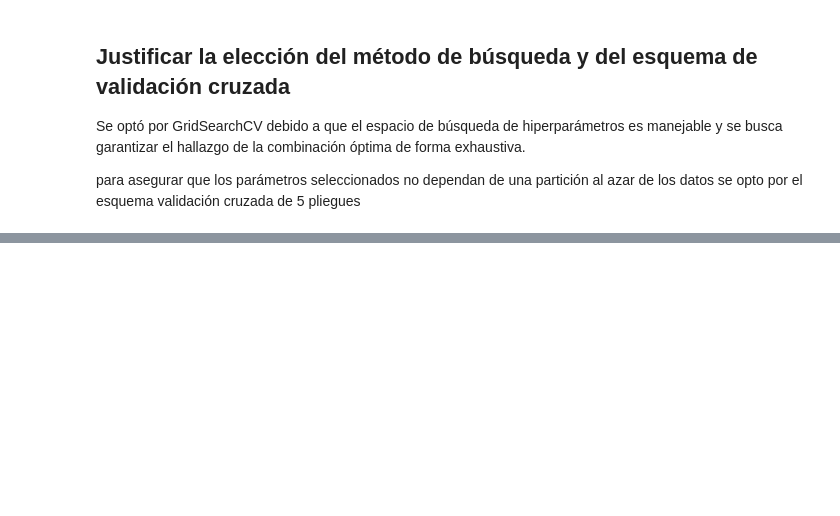
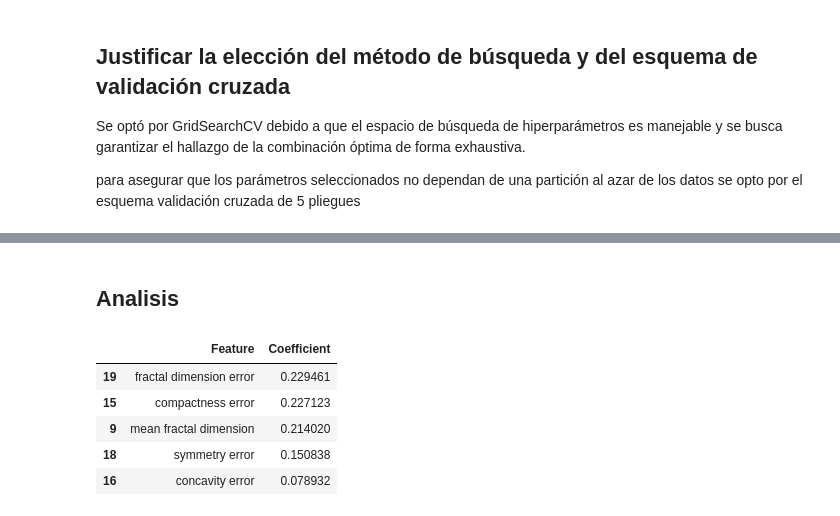
Before and after one commit to JavierBenitez112/Aprendizaje-Supervisado--IA, a Jupyter notebook: Supervisado.ipynb, the cells around one changed output, grey strips where cells are left out. Drawn from its saved outputs; the diff is of its cells as text; code cells hidden in the pictures; blank space fills up the shorter version.

```diff
--- a/Supervisado.ipynb
+++ b/Supervisado.ipynb
@@ -134,0 +259,10 @@ para asegurar que los parámetros seleccionados no dependan de una partición al
+# %%
+knn = KNeighborsClassifier()
+knn.fit(X_train_scaled, y_train)
+
+y_pred_knn = knn.predict(X_test_scaled)
+# %%
+rf = RandomForestClassifier(random_state=42)
+rf.fit(X_train, y_train)
+
+y_pred_rf = rf.predict(X_test)
@@ -134,0 +304,16 @@ para asegurar que los parámetros seleccionados no dependan de una partición al
+# %%
+param_grid_lr = {
+    'C': [0.01, 0.1, 1, 10],
+    'solver': ['lbfgs', 'liblinear']
+}
+
+grid_lr = GridSearchCV(
+    LogisticRegression(max_iter=10000),
+    param_grid_lr,
+    cv=5,
+    scoring='f1'
+)
+
+grid_lr.fit(X_train_scaled, y_train)
+
+grid_lr.best_params_
@@ -134,0 +322,5 @@ para asegurar que los parámetros seleccionados no dependan de una partición al
+# %%
+best_lr = grid_lr.best_estimator_
+y_pred_lr_opt = best_lr.predict(X_test_scaled)
+
+evaluate_model(y_test, y_pred_lr_opt, "Logistic Regression Optimized")
@@ -134,0 +410,16 @@ para asegurar que los parámetros seleccionados no dependan de una partición al
+# %% [markdown]
+## Analisis
+# %%
+coef_df = pd.DataFrame({
+    'Feature': X.columns,
+    'Coefficient': best_lr.coef_[0]
+}).sort_values(by='Coefficient', ascending=False)
+
+coef_df.head()
+# %% [output]
+|  | Feature | Coefficient |
+| 19 | fractal dimension error | 0.229461 |
+| 15 | compactness error | 0.227123 |
+| 9 | mean fractal dimension | 0.214020 |
+| 18 | symmetry error | 0.150838 |
+| 16 | concavity error | 0.078932 |
```
Also changed, not shown: parts of 35 cells of this notebook.
